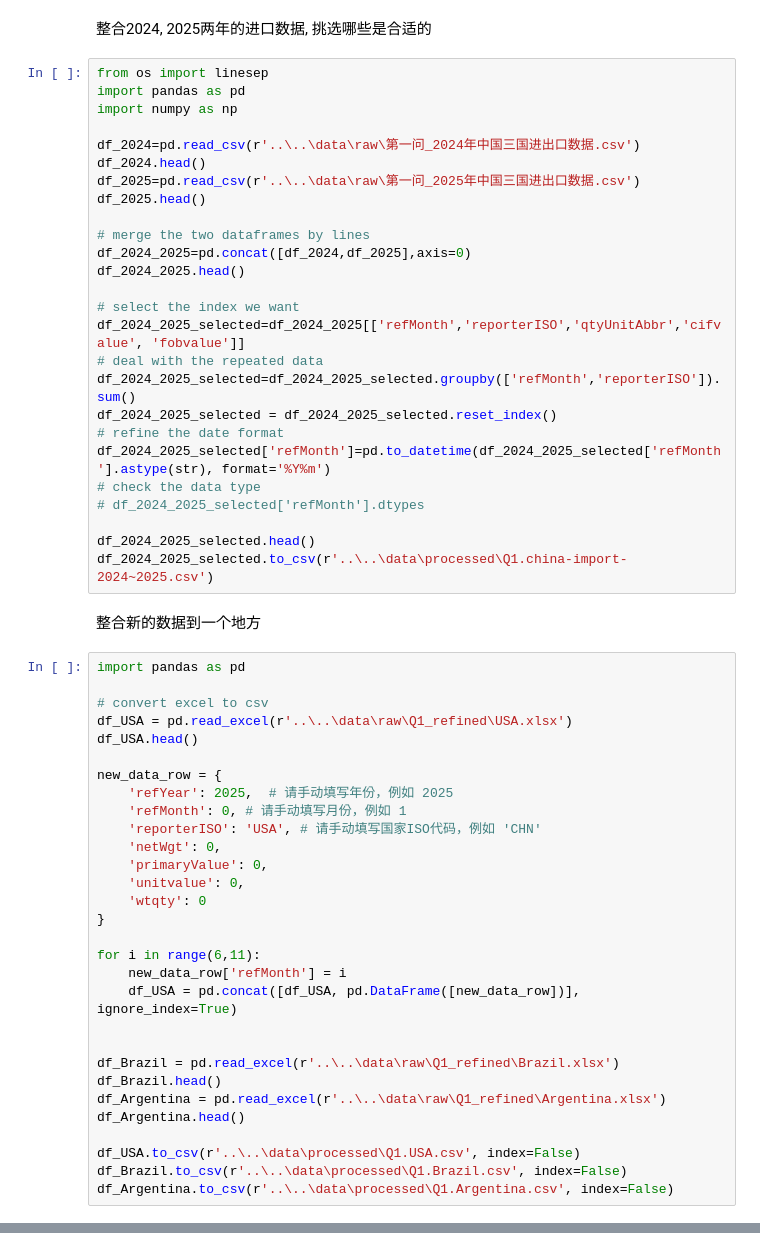
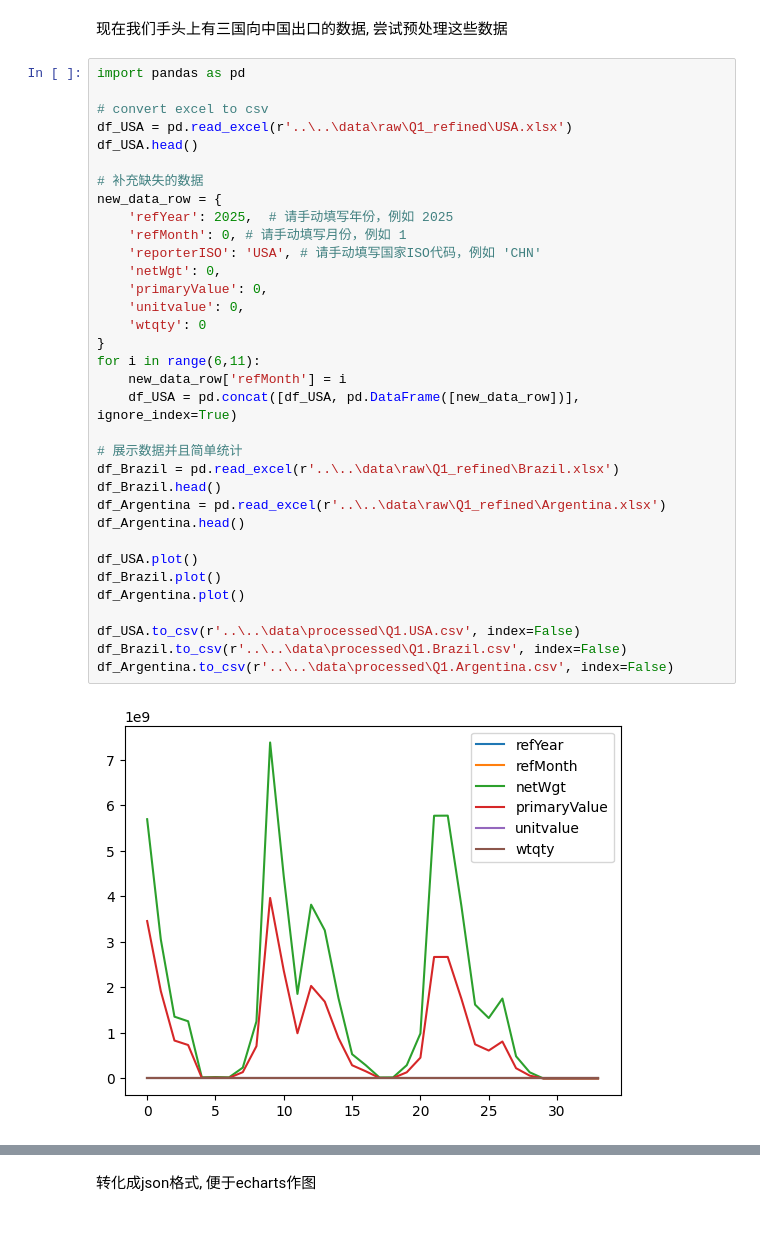
Before and after one commit to d-joshua-c/Math_Modeling_APMCM, a Jupyter notebook: code/notebook/Q1.ipynb, the cells around one changed output, grey strips where cells are left out. Cells and saved outputs as stored; diff of their text form.

```diff
--- a/code/notebook/Q1.ipynb
+++ b/code/notebook/Q1.ipynb
@@ -1,60 +1,38 @@
-# %% [markdown]
-整合2024, 2025两年的进口数据, 挑选哪些是合适的
-# %%
-from os import linesep
-import pandas as pd
-import numpy as np
-
-df_2024=pd.read_csv(r'..\..\data\raw\第一问_2024年中国三国进出口数据.csv')
-df_2024.head()
-df_2025=pd.read_csv(r'..\..\data\raw\第一问_2025年中国三国进出口数据.csv')
-df_2025.head()
-
-# merge the two dataframes by lines
-df_2024_2025=pd.concat([df_2024,df_2025],axis=0)
-df_2024_2025.head()
-
-# select the index we want
-df_2024_2025_selected=df_2024_2025[['refMonth','reporterISO','qtyUnitAbbr','cifvalue', 'fobvalue']]
-# deal with the repeated data
-df_2024_2025_selected=df_2024_2025_selected.groupby(['refMonth','reporterISO']).sum()
-df_2024_2025_selected = df_2024_2025_selected.reset_index()
-# refine the date format
-df_2024_2025_selected['refMonth']=pd.to_datetime(df_2024_2025_selected['refMonth'].astype(str), format='%Y%m')
-# check the data type
-# df_2024_2025_selected['refMonth'].dtypes
-
-df_2024_2025_selected.head()
-df_2024_2025_selected.to_csv(r'..\..\data\processed\Q1.china-import-2024~2025.csv')
 # %% [markdown]
-整合新的数据到一个地方
+现在我们手头上有三国向中国出口的数据, 尝试预处理这些数据
 # %%
 import pandas as pd
 
 # convert excel to csv
 df_USA = pd.read_excel(r'..\..\data\raw\Q1_refined\USA.xlsx')
 df_USA.head()
 
+# 补充缺失的数据
 new_data_row = {
     'refYear': 2025,  # 请手动填写年份，例如 2025
     'refMonth': 0, # 请手动填写月份，例如 1
     'reporterISO': 'USA', # 请手动填写国家ISO代码，例如 'CHN'
     'netWgt': 0,
     'primaryValue': 0,
     'unitvalue': 0,
     'wtqty': 0
 }
-
 for i in range(6,11):
     new_data_row['refMonth'] = i
     df_USA = pd.concat([df_USA, pd.DataFrame([new_data_row])], ignore_index=True)
 
-
+# 展示数据并且简单统计
 df_Brazil = pd.read_excel(r'..\..\data\raw\Q1_refined\Brazil.xlsx')
 df_Brazil.head()
 df_Argentina = pd.read_excel(r'..\..\data\raw\Q1_refined\Argentina.xlsx')
 df_Argentina.head()
 
+df_USA.plot()
+df_Brazil.plot()
+df_Argentina.plot()
+
 df_USA.to_csv(r'..\..\data\processed\Q1.USA.csv', index=False)
 df_Brazil.to_csv(r'..\..\data\processed\Q1.Brazil.csv', index=False)
 df_Argentina.to_csv(r'..\..\data\processed\Q1.Argentina.csv', index=False)
+# %% [output]
+[figure, added]
@@ -60,0 +41,2 @@ df_Argentina.to_csv(r'..\..\data\processed\Q1.Argentina.csv', index=False)
+# %% [markdown]
+转化成json格式, 便于echarts作图
```
Also changed, not shown: parts of 2 cells of this notebook, 7 other files.
